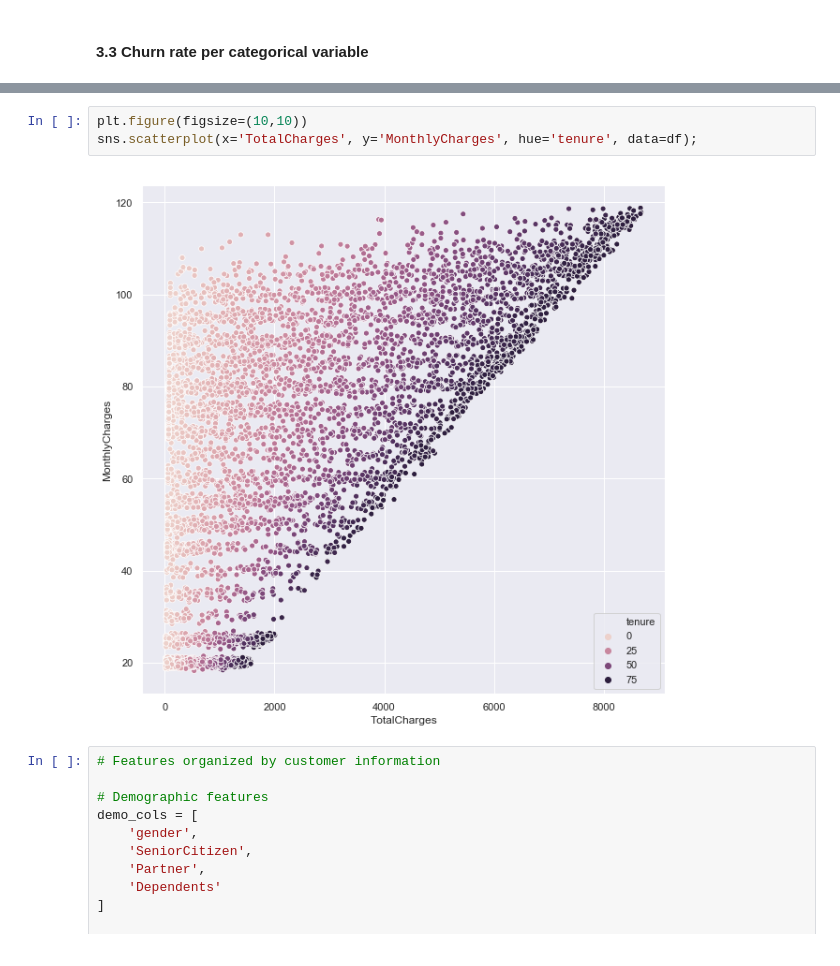
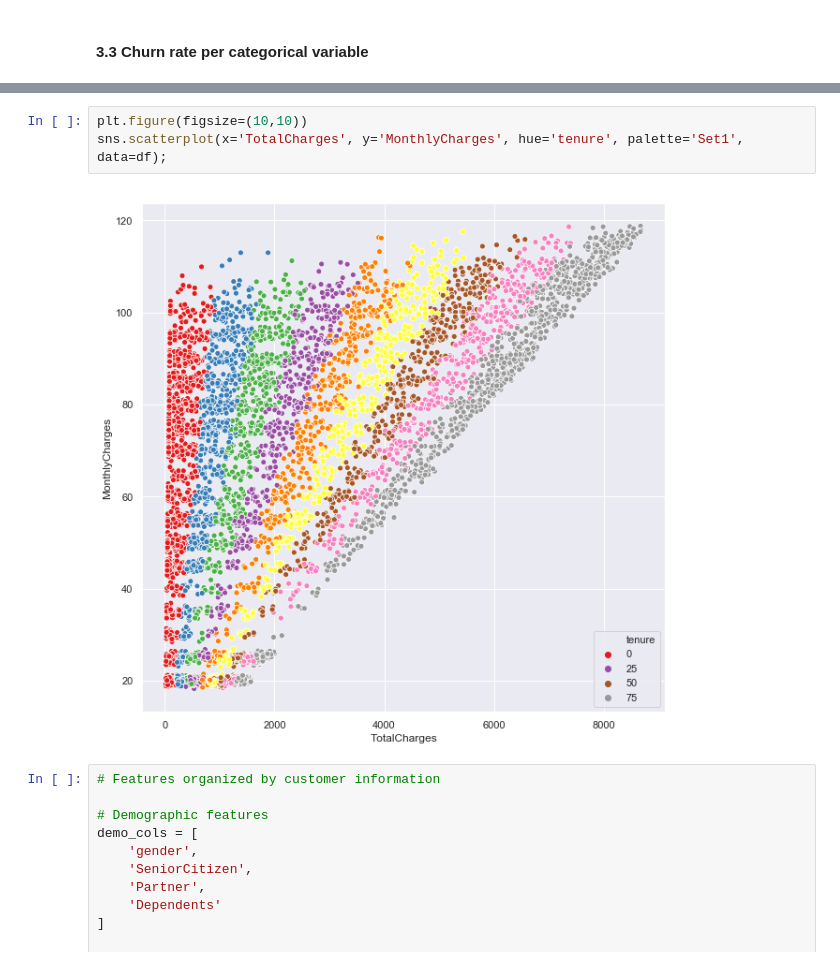
Before and after one commit to ayn28/Project-Portfolio, a Jupyter notebook: current-capstone-project/customer-churn/Customer_Churn.ipynb, the cells around one changed output, grey strips where cells are left out. Cells and saved outputs as stored; diff of their text form.

```diff
--- a/current-capstone-project/customer-churn/Customer_Churn.ipynb
+++ b/current-capstone-project/customer-churn/Customer_Churn.ipynb
@@ -352,8 +349,8 @@ sns.catplot(x='Contract', y='TotalCharges', hue='Churn', kind='box', data=df);
 # %%
 plt.figure(figsize=(10,10))
-sns.scatterplot(x='TotalCharges', y='MonthlyCharges', hue='tenure', data=df);
+sns.scatterplot(x='TotalCharges', y='MonthlyCharges', hue='tenure', palette='Set1', data=df);
 # %% [output]
-[figure, old version]
+[figure, new version]
 # %%
 # Features organized by customer information
 
```
Also changed, not shown: parts of 11 cells of this notebook.
